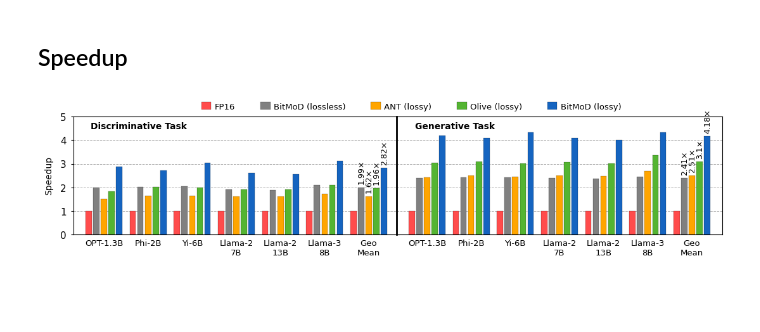
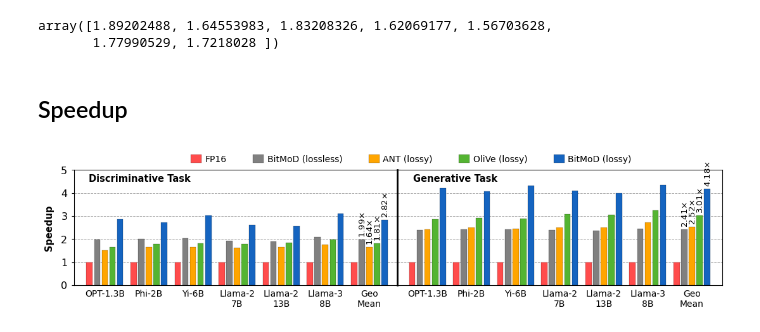
Before and after one commit to yc2367/BitMoD, a Jupyter notebook: figures/speedup/speedup.ipynb, the cells around one changed output. Cells and saved outputs as stored; diff of their text form; code cells hidden in the pictures; blank space fills up the shorter version.

```diff
--- a/figures/speedup/speedup.ipynb
+++ b/figures/speedup/speedup.ipynb
@@ -5,11 +5,11 @@ import pickle
 from matplotlib import pyplot as plt
 # %%
 model_name = ["OPT-1.3B", "Phi-2B", "Yi-6B", "Llama-2\n7B", "Llama-2\n13B", "Llama-3\n8B", "Geo\nMean"]
-acc_list   = ["FP16", "BitMoD (lossless)", "ANT (lossy)", "Olive (lossy)", "BitMoD (lossy)"]
+acc_list   = ["FP16", "BitMoD (lossless)", "ANT (lossy)", "OliVe (lossy)", "BitMoD (lossy)"]
 
 cycle_fp16_d       = np.array([669255680, 1399816192, 2878668800, 3156574208, 6676111360, 3969089536])
-cycle_ant_d        = np.array([440975360, 847773696,  1753874432, 1968570368, 4153999360, 2317615104])
-cycle_olive_d      = np.array([363085824, 697040896,  1440546816, 1652555776, 3499458560, 1900052480])
+cycle_ant_d        = np.array([440975360, 847773696,  1734868992, 1949564928, 4076584960, 2266234880])
+cycle_olive_d      = np.array([403718144, 779268096,  1575157760, 1768062976, 3648512000, 2008645632])
 cycle_bitmod_con_d = np.array([336236544, 693780480,  1414209536, 1649680384, 3537397760, 1901133824])
 cycle_bitmod_agg_d = np.array([233070592, 515194880,  946937856,  1202921472, 2601461760, 1273233408])
 cycle_discrim      = np.array([cycle_fp16_d, cycle_bitmod_con_d, cycle_ant_d, cycle_olive_d, cycle_bitmod_agg_d])
@@ -19,7 +19,7 @@ speedup_discrim    = np.concatenate((speedup_discrim, np.mean(speedup_discrim, a
 num_token_generate = 20
 cycle_fp16_g       = np.array([82153718,  165841248,  362970848,  413518608,  804330080,  469624976])
 cycle_ant_g        = np.array([25779238,  51998112,   119342816,  129497936,  251907680,  132370576])
-cycle_olive_g      = np.array([20018374,  41655712,   96691936,   103530624,  201459280,  103055504])
+cycle_olive_g      = np.array([20018374,  41655712,   96691936,   97236816,   189155680,  105031744])
 cycle_bitmod_con_g = np.array([31220054,  62986912,   137681120,  156919888,  305157360,  178109840])
 cycle_bitmod_agg_g = np.array([15857750,  31959712,   69662944,   79493200,   154552560,  90099088])
 cycle_generate     = np.array([cycle_fp16_g, cycle_bitmod_con_g, cycle_ant_g, cycle_olive_g, cycle_bitmod_agg_g])*num_token_generate + cycle_discrim
@@ -27,19 +27,24 @@ speedup_generate   = (cycle_fp16_g*num_token_generate + cycle_fp16_d) / cycle_ge
 speedup_generate   = np.concatenate((speedup_generate, np.mean(speedup_generate, axis=-1, keepdims=True)), axis=1)
 
 speedup = np.array([speedup_discrim, speedup_generate])
+# %%
+speedup_discrim[-1] / speedup_discrim[-3]
+# %% [output]
+array([1.89202488, 1.64553983, 1.83208326, 1.62069177, 1.56703628,
+       1.77990529, 1.7218028 ])
 # %% [markdown]
 ## Speedup
 # %%
 linestyle   = 'solid'
 alpha       = 1
 
-xlabel_size = 9.5
-ylabel_size = 10.
-ytick_size  = 11.
+xlabel_size = 10
+ylabel_size = 10.5
+ytick_size  = 11.5
 
-text_size   = 9
-legend_size = 9.5
-title_size  = 10.
+text_size   = 9.5
+legend_size = 10
+title_size  = 10.5
 
 # bar setting
 width      = 0.02  # the width of each bar
@@ -91,7 +96,7 @@ for i in range(2):
         ax[i].tick_params(axis='x', which='major', labelsize=xlabel_size, pad=5, length=0)
 
         ax[i].spines['right'].set_visible(False)
-        ax[i].set_ylabel('Speedup', fontsize=ylabel_size, labelpad=8)
+        ax[i].set_ylabel('Speedup', weight='bold', fontsize=ylabel_size, labelpad=8)
 
         ax[i].set_title('Discriminative Task', fontsize=title_size, weight='bold', x=0.2, y=y_title_loc)
     if i == 1:
@@ -104,31 +109,31 @@ for i in range(2):
         ax[i].set_xticks(x,)
         ax[i].set_xticklabels(xlabels, rotation=rotation)
         ax[i].tick_params(axis='x', which='major', labelsize=xlabel_size, pad=5, length=0)
 
         ax[i].tick_params(left=False, which='both')
         ax[i].yaxis.set_tick_params(labelleft=False)
         ax[i].spines['left'].set_visible(True)
         ax[i].spines['left'].set_linewidth(2)
 
         ax[i].set_title('Generative Task', fontsize=title_size, weight='bold', x=0.18, y=y_title_loc)
 
     ax[i].margins(x=x_margin)
     ax[i].set_axisbelow(True)
     ax[i].grid(True, linestyle='dashed', axis='y', zorder=1000, color='darkgrey', linewidth=0.7)
 
     ########## Geomean Speedup Annotation ##########
     for j_tmp in range(-1, 3):
         j = j_tmp + 2
         text_x  = (len(model_name) - 1)*spacing + j_tmp*width + distance*j_tmp/2 + 0.003
         text_y  = speedup[i, j, -1] + 0.1
         txt = ax[i].annotate(text=str(round(speedup[i, j, -1], 2)) + r'$\times$', xy=(text_x, text_y), fontsize=text_size,
                              horizontalalignment='center', verticalalignment='bottom', rotation=90)
 
 
 leg = f.legend(f_list, acc_list, loc='upper center', bbox_to_anchor=[0.54, 1.04],
         fontsize=legend_size, ncol=5, columnspacing=3, frameon=False, edgecolor='grey', handlelength=1.2, handleheight=1, handletextpad=0.4)
 
 plt.tight_layout(h_pad=0, w_pad=-0.3)
 f.savefig('speedup.svg', transparent=True, bbox_inches = 'tight', format='svg', dpi=200, pad_inches=0.1)
 # %% [output]
-[figure, old version]
+[figure, new version]
```
Also changed, not shown: 6 other files.
